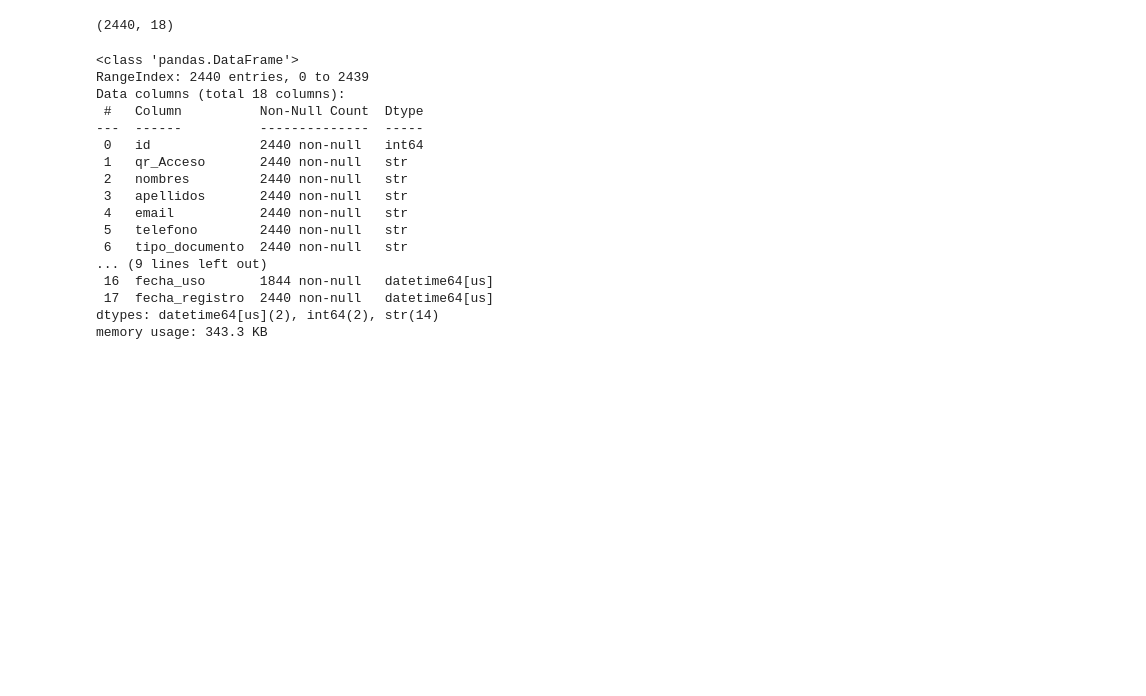
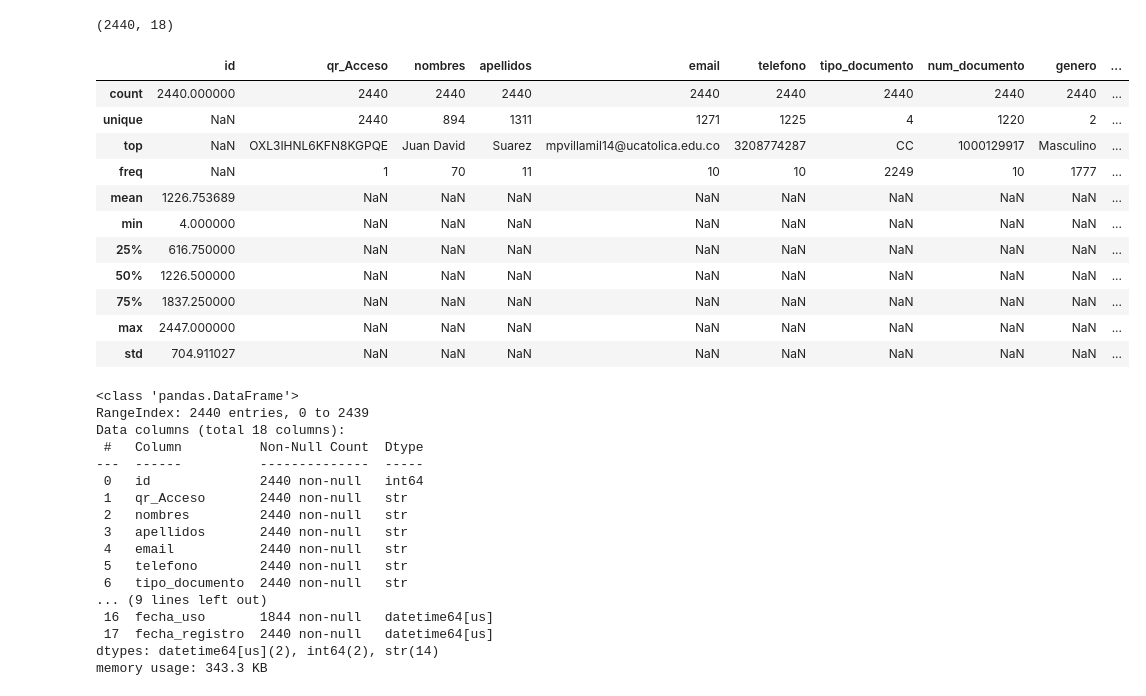
Before and after one commit to Jefesneipago/coniiti-analytics, a Jupyter notebook: notebooks/01_exploracion.ipynb, the cells around one changed output. Saved outputs shown, nothing was run; the diff lists cells and outputs as text; code cells hidden in the pictures; blank space fills up the shorter version.

```diff
--- a/notebooks/01_exploracion.ipynb
+++ b/notebooks/01_exploracion.ipynb
@@ -45,6 +45,21 @@ Una vez Conectado con el siguiente comando le decimos a ptyhon que nos muestra c
 df.shape
 # %% [output]
 (2440, 18)
+# %%
+df.describe(include='all')
+# %% [output]
+|  | id | qr_Acceso | nombres | apellidos | email | telefono | tipo_documento | num_documento | genero | ... |
+| count | 2440.000000 | 2440 | 2440 | 2440 | 2440 | 2440 | 2440 | 2440 | 2440 | ... |
+| unique | NaN | 2440 | 894 | 1311 | 1271 | 1225 | 4 | 1220 | 2 | ... |
+| top | NaN | OXL3IHNL6KFN8KGPQE | Juan David | Suarez | mpvillamil14@ucatolica.edu.co | 3208774287 | CC | 1000129917 | Masculino | ... |
+| freq | NaN | 1 | 70 | 11 | 10 | 10 | 2249 | 10 | 1777 | ... |
+| mean | 1226.753689 | NaN | NaN | NaN | NaN | NaN | NaN | NaN | NaN | ... |
+| min | 4.000000 | NaN | NaN | NaN | NaN | NaN | NaN | NaN | NaN | ... |
+| 25% | 616.750000 | NaN | NaN | NaN | NaN | NaN | NaN | NaN | NaN | ... |
+| 50% | 1226.500000 | NaN | NaN | NaN | NaN | NaN | NaN | NaN | NaN | ... |
+| 75% | 1837.250000 | NaN | NaN | NaN | NaN | NaN | NaN | NaN | NaN | ... |
+| max | 2447.000000 | NaN | NaN | NaN | NaN | NaN | NaN | NaN | NaN | ... |
+| std | 704.911027 | NaN | NaN | NaN | NaN | NaN | NaN | NaN | NaN | ... |
 # %%
 df.info()
 # %% [output]
```
Also changed, not shown: parts of 1 cell of this notebook.
